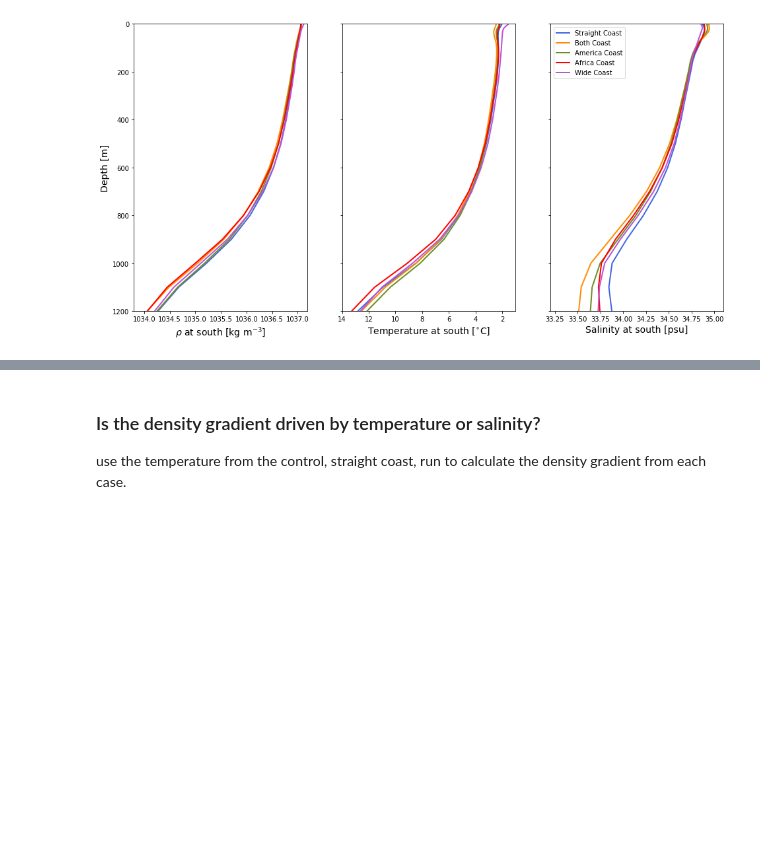
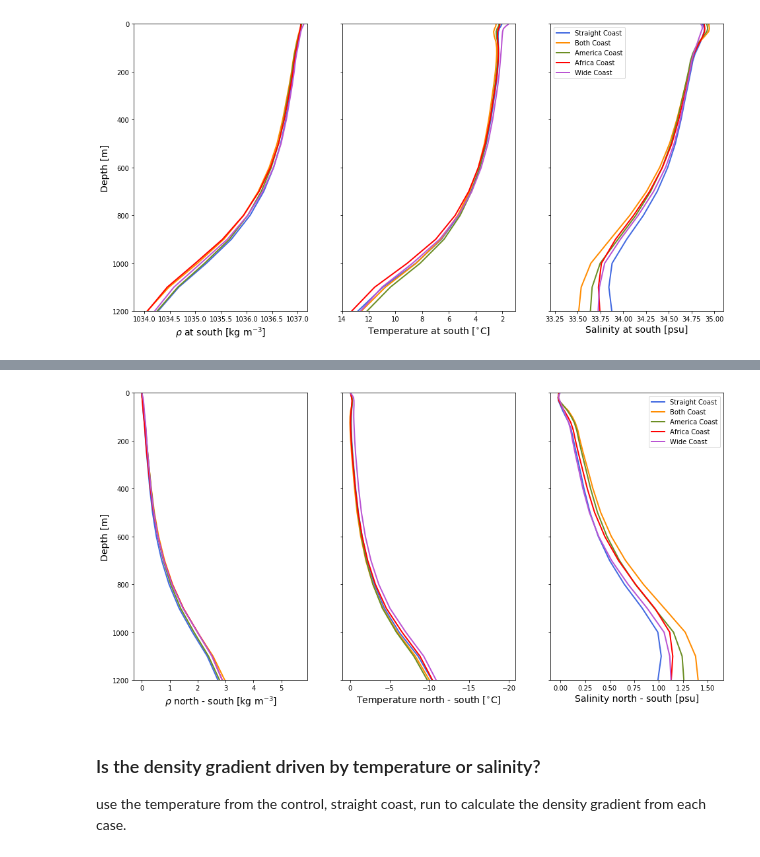
Before and after one commit to s-ragen/AQUA_CODE, a Jupyter notebook: scalings_wright_eos-Copy1.ipynb, the cells around one changed output, grey strips where cells are left out. Drawn from its saved outputs; the diff is of its cells as text; code cells hidden in the pictures; blank space fills up the shorter version.

```diff
--- a/scalings_wright_eos-Copy1.ipynb
+++ b/scalings_wright_eos-Copy1.ipynb
@@ -1256,3 +1263,55 @@ plt.show()
+# %%
+fig, ax = plt.subplots(1, 3, sharey=True, figsize=(16,8))
+ax[0].plot(rho_north_straight.mean(dim='yh').mean(dim='xh')-rho_south_straight.mean(dim='yh').mean(dim='xh'),
+        delta_rho_straight.zl, color='royalblue', linewidth=2, label=case_straight)
+ax[0].plot(rho_north_both.mean(dim='yh').mean(dim='xh')-rho_south_both.mean(dim='yh').mean(dim='xh'),
+        delta_rho_both.zl, color='darkorange', linewidth=2, label=case_both)
+ax[0].plot(rho_north_am.mean(dim='yh').mean(dim='xh')-rho_south_am.mean(dim='yh').mean(dim='xh'),
+        delta_rho_am.zl, color='olivedrab', linewidth=2, label=case_am)
+ax[0].plot(rho_north_af.mean(dim='yh').mean(dim='xh')-rho_south_af.mean(dim='yh').mean(dim='xh'),
+        delta_rho_af.zl, color='r', linewidth=2, label=case_af)
+ax[0].plot(rho_north_wide.mean(dim='yh').mean(dim='xh')-rho_south_wide.mean(dim='yh').mean(dim='xh'),
+           delta_rho_wide.zl, color='mediumorchid', linewidth=2, label=case_wide)
+ax[0].set_xlabel(r'$\rho$ north - south [kg m$^{-3}$]', fontsize=14)
+# ax[0].set_xlim([1033.8,1037.19])
+# ax[0].grid()
+
+ax[1].plot(temp_north_straight.mean(dim='yh').mean(dim='xh')-temp_south_straight.mean(dim='yh').mean(dim='xh'),
+           delta_rho_straight.zl, color='royalblue', linewidth=2, label=case_straight)
+ax[1].plot(temp_north_both.mean(dim='yh').mean(dim='xh')-temp_south_both.mean(dim='yh').mean(dim='xh'),
+        delta_rho_both.zl, color='darkorange', linewidth=2, label=case_both)
+ax[1].plot(temp_north_am.mean(dim='yh').mean(dim='xh')-temp_south_am.mean(dim='yh').mean(dim='xh'),
+        delta_rho_am.zl, color='olivedrab', linewidth=2, label=case_am)
+ax[1].plot(temp_north_af.mean(dim='yh').mean(dim='xh')-temp_south_af.mean(dim='yh').mean(dim='xh'),
+        delta_rho_af.zl, color='r', linewidth=2, label=case_af)
+ax[1].plot(temp_north_wide.mean(dim='yh').mean(dim='xh')-temp_south_wide.mean(dim='yh').mean(dim='xh'),
+           delta_rho_wide.zl, color='mediumorchid', linewidth=2, label=case_wide)
+ax[1].set_xlabel(r'Temperature north - south [$^{\circ}$C]', fontsize=14)
+# ax[1].set_xlim([1,14])
+ax[1].invert_xaxis()
+# ax[1].grid()
+
+ax[2].plot(salt_north_straight.mean(dim='yh').mean(dim='xh')-salt_south_straight.mean(dim='yh').mean(dim='xh'),
+           delta_rho_straight.zl, color='royalblue', linewidth=2, label=case_straight)
+ax[2].plot(salt_north_both.mean(dim='yh').mean(dim='xh')-salt_south_both.mean(dim='yh').mean(dim='xh'),
+        delta_rho_both.zl, color='darkorange', linewidth=2, label=case_both)
+ax[2].plot(salt_north_am.mean(dim='yh').mean(dim='xh')-salt_south_am.mean(dim='yh').mean(dim='xh'),
+        delta_rho_am.zl, color='olivedrab', linewidth=2, label=case_am)
+ax[2].plot(salt_north_af.mean(dim='yh').mean(dim='xh')-salt_south_af.mean(dim='yh').mean(dim='xh'),
+        delta_rho_af.zl, color='r', linewidth=2, label=case_af)
+ax[2].plot(salt_north_wide.mean(dim='yh').mean(dim='xh')-salt_south_wide.mean(dim='yh').mean(dim='xh'),
+           delta_rho_wide.zl, color='mediumorchid', linewidth=2, label=case_wide)
+ax[2].set_xlabel('Salinity north - south [psu]', fontsize=14)
+# ax[2].set_xlim([33.2,35.1])
+# ax[2].grid()
+
+plt.ylim([0,1200])
+plt.gca().invert_yaxis()
+ax[0].set_ylabel('Depth [m]', fontsize=14),
+plt.legend()
+plt.show()
+# %% [output]
+[figure, added]
 # %%
 # double integral calculation
 # term1 = 1/h * integral from -h to 0 of integral from z to 0 of delta rho
```
Also changed, not shown: parts of 2 cells of this notebook, 1 other file.
